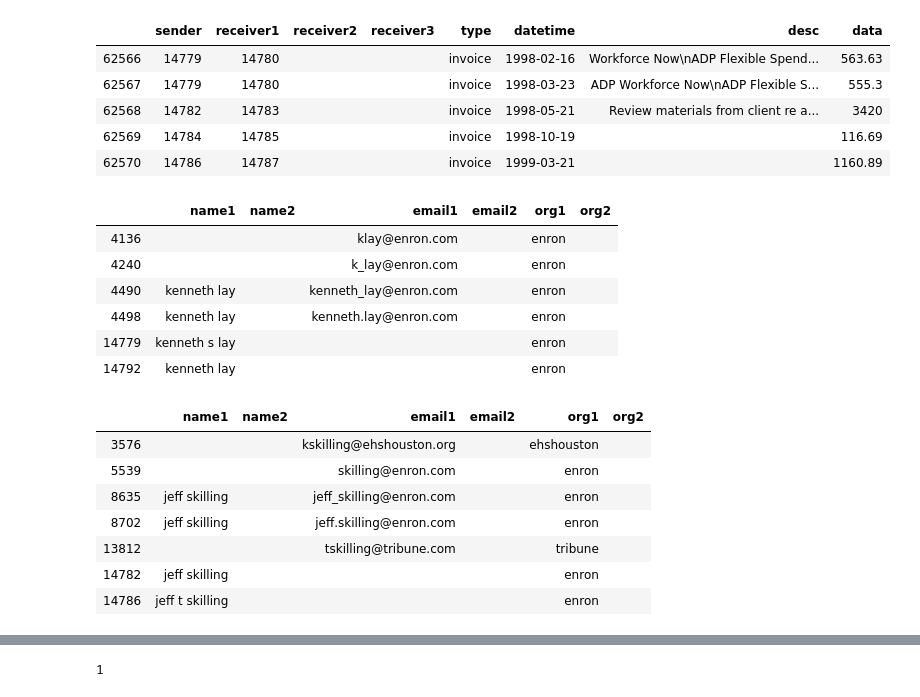
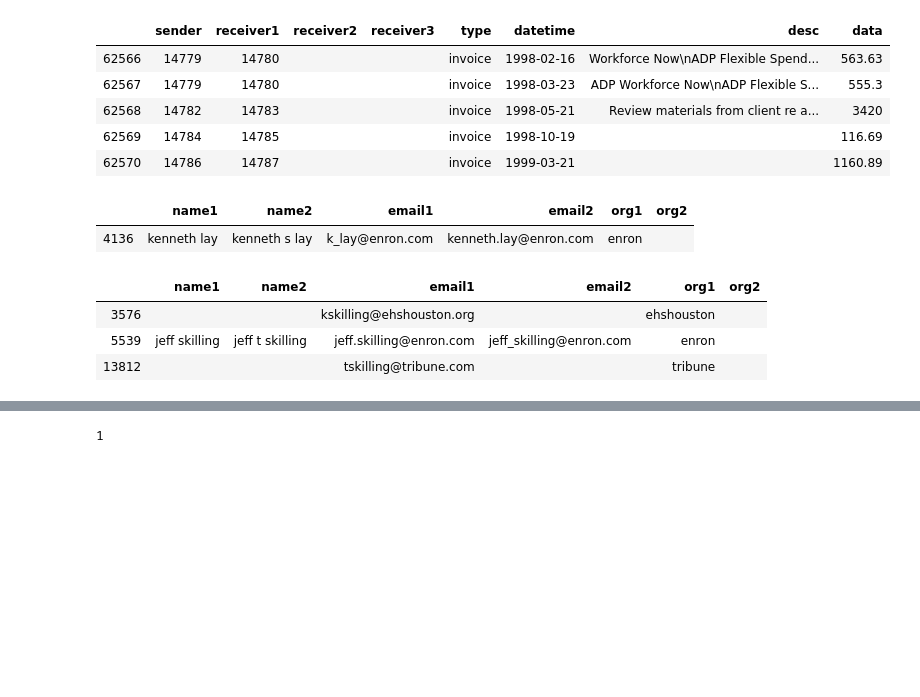
Before and after one commit to q1park/enron-emails, a Jupyter notebook: Example.ipynb, the cells around one changed output, grey strips where cells are left out. Drawn from its saved outputs; the diff is of its cells as text; code cells hidden in the pictures; blank space fills up the shorter version.

```diff
--- a/Example.ipynb
+++ b/Example.ipynb
@@ -125,7 +137,7 @@ def emails2edges(df, nodes):
     return edges
 
 def invoices2nodes(df):
-    nodes_dict = {k:[] for k in ['name1', 'name2', 'email1', 'email2', 'org1', 'org2']}
+    nodes_dict = {k:[] for k in node_attrs}
 
     for i,row in df.iterrows():
         sender = row['recipient'].lower()
@@ -169,7 +181,6 @@ def invoices2edges(df, nodes):
 
     return edges
 
-
 class ForensicGraph(PGraph):
     @classmethod
     def from_emails(cls, emails_path):
@@ -211,18 +222,6 @@ class ForensicGraph(PGraph):
         nodes = self.nodes_from_edges(*edges.index)
         return PGraph(nodes=nodes, edges=edges)
 
-    def edges_from_nodes(self, *nodes, edges=None):
-        if edges is None:
-            return self.edges[self.edges[edge_bounds].isin(nodes).any(axis=1)]
-        else:
-            return edges[edges[edge_bounds].isin(nodes).any(axis=1)]
-
-    def nodes_from_edges(self, *edges, nodes=None):
-        if nodes is None:
-            return self.nodes[self.nodes.index.isin(self.uniq_edge_values(edges, edge_bounds))]
-        else:
-            return nodes[nodes.index.isin(self.uniq_edge_values(edges, edge_bounds))]
-
     def _merged_row(self, *idxs):
         idxs = list(idxs)
         def pair(values):
@@ -263,6 +262,23 @@ class ForensicGraph(PGraph):
         names = [x.strip() for x in names.split(',')]
         return [self.search_name(x) for x in names]
 
+    def node_summaries(self, *idxs):
+        def summarize(row):
+            name=row['name1']
+            tag=row['email1'].split('@')[0]
+            return name, row['org1'], tag
+        return {idx:summarize(self.nodes.loc[idx]) for idx in idxs}
+
+    def node_assoc(self, *idxs):
+        idxs = list(sorted(idxs))
+        edges = self.edges_from_nodes(*idxs).index
+        nodes = self.nodes_from_edges(*edges)
+        return nodes.drop(index=idxs).index.tolist()
+
+    def assoc_summaries(self, *idxs):
+        assoc = self.node_assoc(*idxs)
+        return self.node_summaries(*assoc)
+
 def node_summaries(idxs, nodes):
     def summarize(row):
         name=row['name1']
@@ -309,22 +325,18 @@ graph.edges[graph.edges.type=='invoice'].head()
 | 62569 | 14784 | 14785 |  |  | invoice | 1998-10-19 |  | 116.69 |
 | 62570 | 14786 | 14787 |  |  | invoice | 1999-03-21 |  | 1160.89 |
 # %%
+finder = graph.search_names('kenneth lay, jeff skilling')
+
+graph.merge(*finder[0])
+graph.merge(*[i for i,x in graph.nodes.loc[finder[1]].iterrows() if x.org1=='enron'])
+
 finder = graph.search_names('kenneth lay, jeff skilling')
 graph.nodes.loc[finder[0]]
 graph.nodes.loc[finder[1]]
 # %% [output]
 |  | name1 | name2 | email1 | email2 | org1 | org2 |
-| 4136 |  |  | klay@enron.com |  | enron |  |
-| 4240 |  |  | k_lay@enron.com |  | enron |  |
-| 4490 | kenneth lay |  | kenneth_lay@enron.com |  | enron |  |
-| 4498 | kenneth lay |  | kenneth.lay@enron.com |  | enron |  |
-| 14779 | kenneth s lay |  |  |  | enron |  |
-| 14792 | kenneth lay |  |  |  | enron |  |
+| 4136 | kenneth lay | kenneth s lay | k_lay@enron.com | kenneth.lay@enron.com | enron |  |
 |  | name1 | name2 | email1 | email2 | org1 | org2 |
 | 3576 |  |  | kskilling@ehshouston.org |  | ehshouston |  |
-| 5539 |  |  | skilling@enron.com |  | enron |  |
-| 8635 | jeff skilling |  | jeff_skilling@enron.com |  | enron |  |
-| 8702 | jeff skilling |  | jeff.skilling@enron.com |  | enron |  |
+| 5539 | jeff skilling | jeff t skilling | jeff.skilling@enron.com | jeff_skilling@enron.com | enron |  |
 | 13812 |  |  | tskilling@tribune.com |  | tribune |  |
-| 14782 | jeff skilling |  |  |  | enron |  |
-| 14786 | jeff t skilling |  |  |  | enron |  |
```
Also changed, not shown: parts of 46 cells of this notebook, 5 other files.
